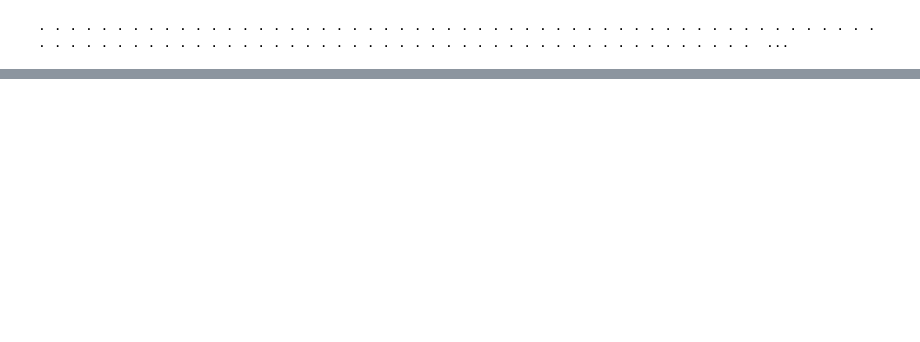
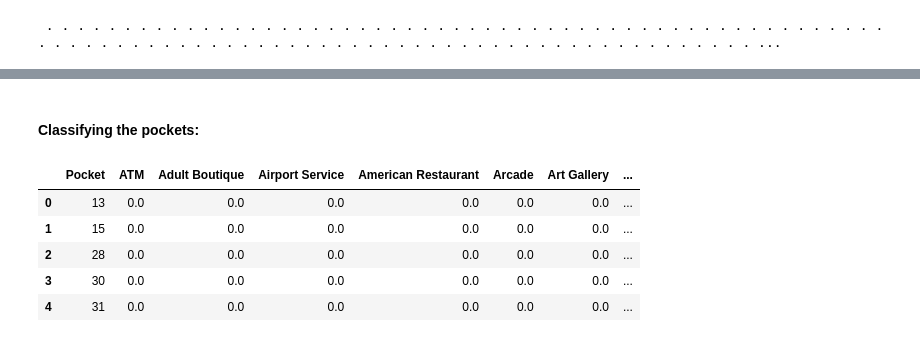
Before and after one commit to mobench/Coursera_Capstone, a Jupyter notebook: Gym_area_analysis/Gym_area_analysis.ipynb, the cells around one changed output, grey strips where cells are left out. Cells and saved outputs as stored; diff of their text form; code cells hidden in the pictures; blank space fills up the shorter version.

```diff
--- a/Gym_area_analysis/Gym_area_analysis.ipynb
+++ b/Gym_area_analysis/Gym_area_analysis.ipynb
@@ -1108,0 +1173,20 @@ pockets_most_common_venues.head(100)
+# %%
+cross_validation = StratifiedKFold(n_splits=5,random_state=4,shuffle=True)
+
+# C:
+C = [0.1, 1, 10, 100, 1000]
+# Gamma:
+gamma = [0.1, 1, 10, 100]
+# Kernel:
+kernel = ['linear', 'rbf', 'poly', 'sigmoid']
+
+svm_random_grid = {'C':C,
+                'gamma': gamma,
+                'kernel': kernel}
+
+random_search_svm = RandomizedSearchCV(clf,
+                           param_distributions=svm_random_grid,
+                           cv=cross_validation,
+                            n_jobs=-1,
+                            verbose=0)
+random_search_svm.fit(X,y)
@@ -1108,0 +1215,17 @@ pockets_most_common_venues.head(100)
+# %%
+# C:
+C_l = [100, 90, 110]
+
+# Gamma:
+gamma = [85, 90, 95]
+
+svm_param_grid = {'C':C_l,
+                'gamma': gamma,
+                'kernel': ['linear']}
+
+grid_search_svm = GridSearchCV(clf,
+                           param_grid=svm_param_grid,
+                           cv=cross_validation,
+                            n_jobs=-1,
+                            verbose=0)
+grid_search_svm.fit(X,y)
@@ -1108,0 +1273,16 @@ pockets_most_common_venues.head(100)
+# %% [markdown]
+#### Classifying the pockets:
+# %%
+pockets_labels = grid_search_svm.predict(pocket_nearby_venues_df_onehot_grouped_toClassify)
+# %%
+# We build a dataframe with the pocket number, Label predicted using our classifier and the nearby venues as follows:
+classified_pockets = pd.concat([pocket_nearby_venues_df_onehot_grouped[['Pocket']],pocket_nearby_venues_df_onehot_grouped_toClassify],axis=1)
+classified_pockets['Labels'] = pockets_labels
+classified_pockets.head()
+# %% [output]
+|  | Pocket | ATM | Adult Boutique | Airport Service | American Restaurant | Arcade | Art Gallery | ... |
+| 0 | 13 | 0.0 | 0.0 | 0.0 | 0.0 | 0.0 | 0.0 | ... |
+| 1 | 15 | 0.0 | 0.0 | 0.0 | 0.0 | 0.0 | 0.0 | ... |
+| 2 | 28 | 0.0 | 0.0 | 0.0 | 0.0 | 0.0 | 0.0 | ... |
+| 3 | 30 | 0.0 | 0.0 | 0.0 | 0.0 | 0.0 | 0.0 | ... |
+| 4 | 31 | 0.0 | 0.0 | 0.0 | 0.0 | 0.0 | 0.0 | ... |
```
Also changed, not shown: parts of 59 cells of this notebook, 3 other files.
